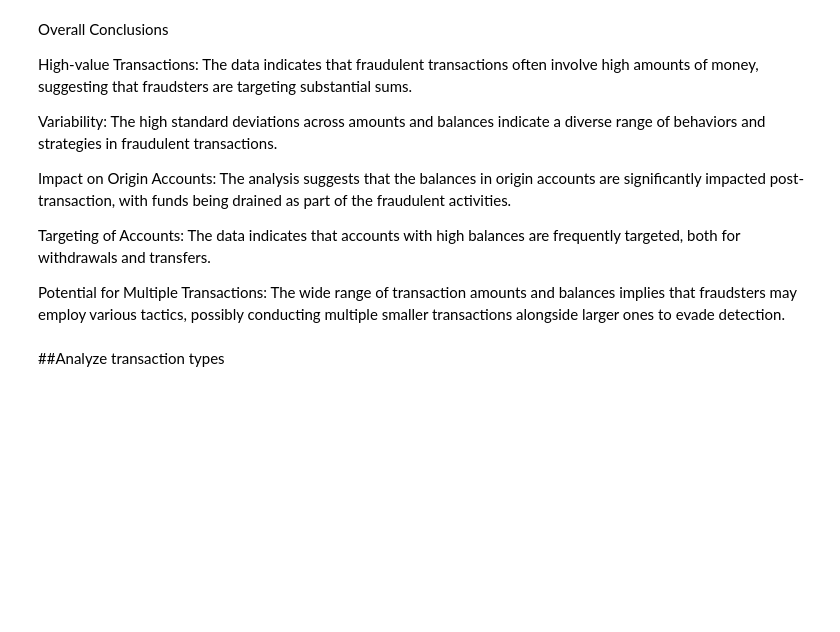
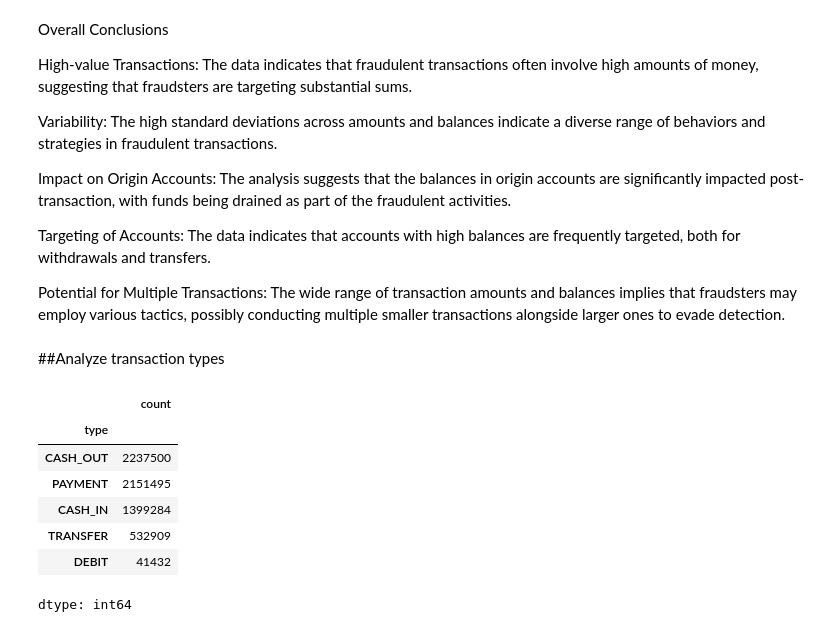
Before and after one commit to viktoruebelhart/analyzing-financial-fraud, a Jupyter notebook: analyzing_financial_fraud.ipynb, the cells around one changed output. Cells and saved outputs as stored; diff of their text form; code cells hidden in the pictures; blank space fills up the shorter version.

```diff
--- a/analyzing_financial_fraud.ipynb
+++ b/analyzing_financial_fraud.ipynb
@@ -405,3 +405,15 @@ Targeting of Accounts: The data indicates that accounts with high balances are f
 Potential for Multiple Transactions: The wide range of transaction amounts and balances implies that fraudsters may employ various tactics, possibly conducting multiple smaller transactions alongside larger ones to evade detection.
 # %% [markdown]
 ##Analyze transaction types
+# %%
+#counts the type of trasaction
+df['type'].value_counts()
+# %% [output]
+|  | count |
+| type |  |
+| CASH_OUT | 2237500 |
+| PAYMENT | 2151495 |
+| CASH_IN | 1399284 |
+| TRANSFER | 532909 |
+| DEBIT | 41432 |
+dtype: int64
```
Also changed, not shown: parts of 5 cells of this notebook.
